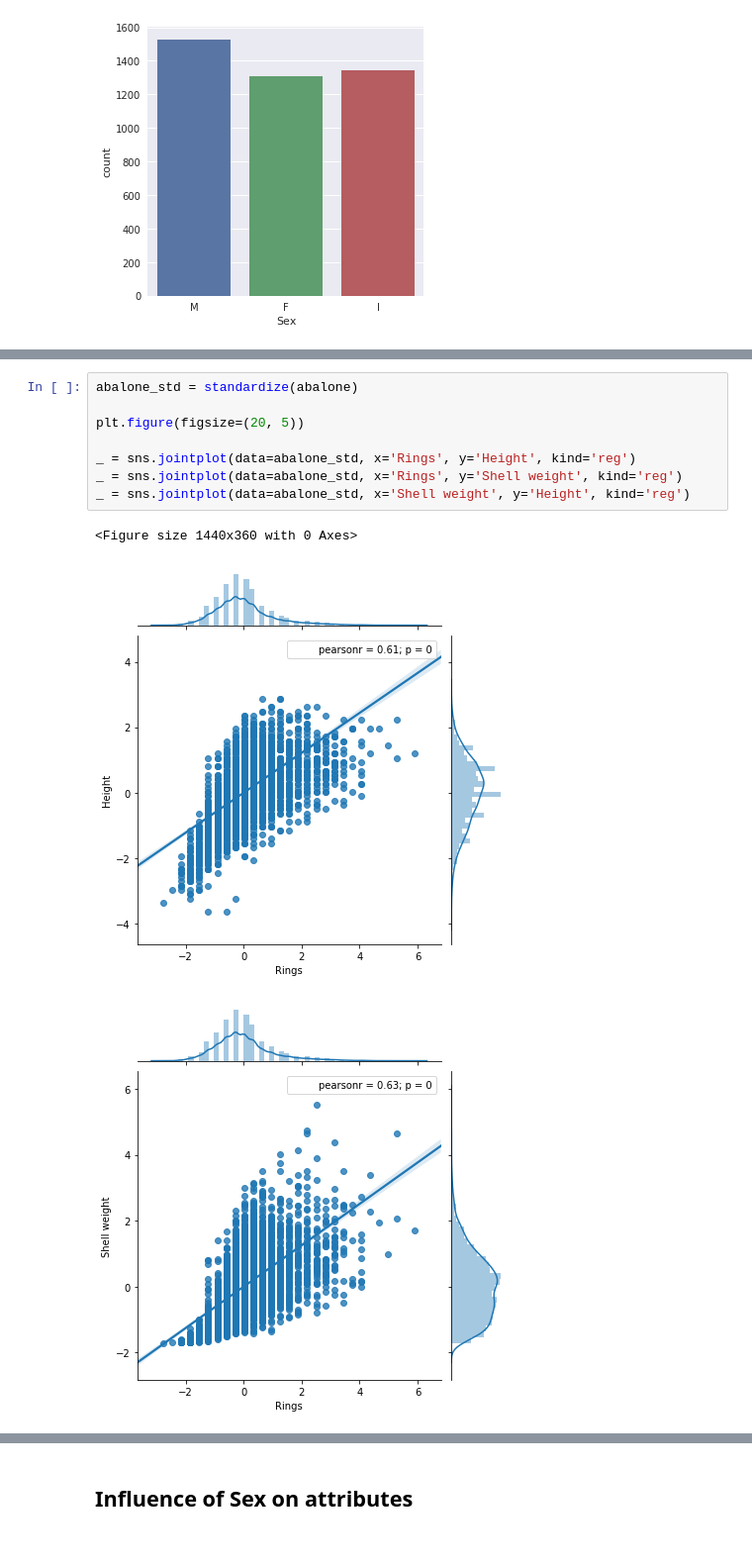
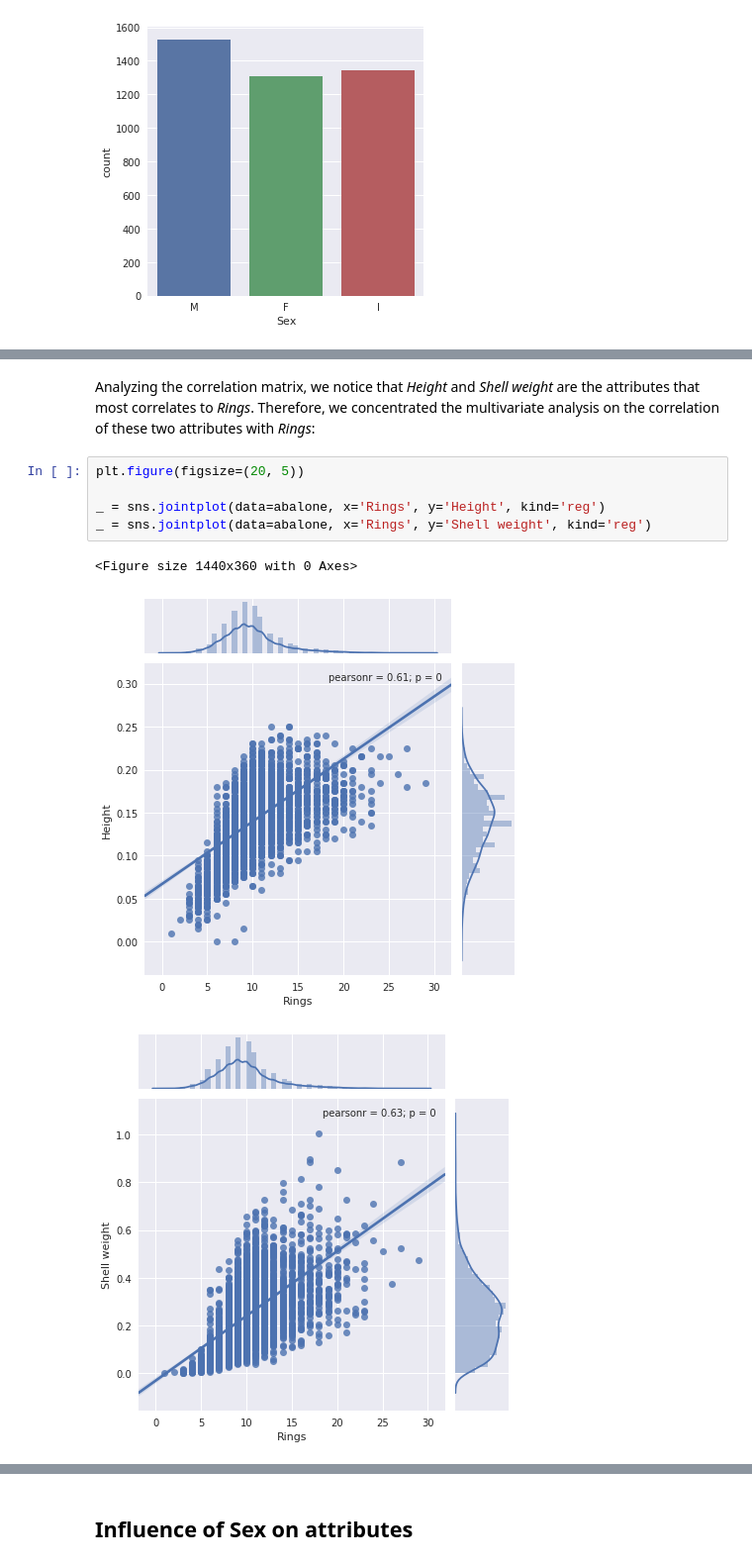
Before and after one commit to rodolfo-mendes/abalone, a Jupyter notebook: exploratory-data-analysis.ipynb, the cells around one changed output, grey strips where cells are left out. Shown at 99% size. Saved outputs shown, nothing was run; the diff lists cells and outputs as text.

Commit message:
multivariate analysis, correlation variation

```diff
--- a/exploratory-data-analysis.ipynb
+++ b/exploratory-data-analysis.ipynb
@@ -264,12 +266,11 @@ _ = sns.heatmap(corr, annot=True)
+# %% [markdown]
+Analyzing the correlation matrix, we notice that *Height* and *Shell weight* are the attributes that most correlates to *Rings*. Therefore, we concentrated the multivariate analysis on the correlation of these two attributes with *Rings*:
 # %%
-abalone_std = standardize(abalone)
-
 plt.figure(figsize=(20, 5))
 
-_ = sns.jointplot(data=abalone_std, x='Rings', y='Height', kind='reg')
-_ = sns.jointplot(data=abalone_std, x='Rings', y='Shell weight', kind='reg')
-_ = sns.jointplot(data=abalone_std, x='Shell weight', y='Height', kind='reg')
+_ = sns.jointplot(data=abalone, x='Rings', y='Height', kind='reg')
+_ = sns.jointplot(data=abalone, x='Rings', y='Shell weight', kind='reg')
 # %% [output]
 <Figure size 1440x360 with 0 Axes>
-[figure, old version]
+[figure, new version]
-[figure, old version]
+[figure, new version]
```
Also changed, not shown: parts of 26 cells of this notebook.
